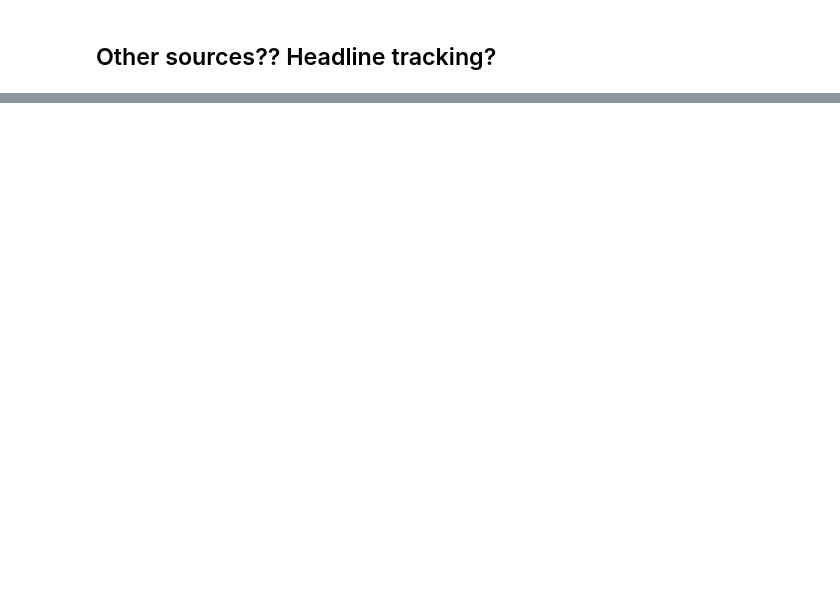
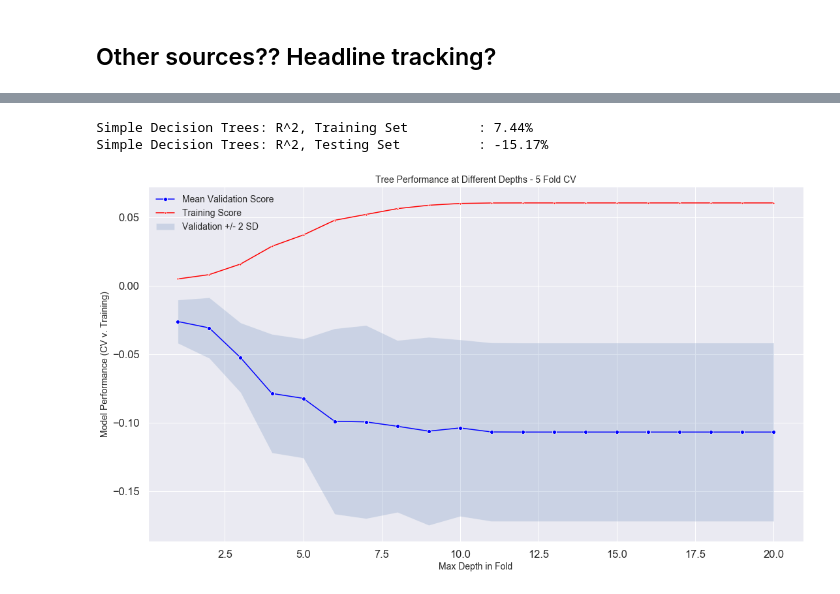
Before and after one commit to ddemarco96/FinalProject40, a Jupyter notebook: Trump_data_collection.ipynb, the cells around one changed output, grey strips where cells are left out. Saved outputs shown, nothing was run; the diff lists cells and outputs as text; code cells hidden in the pictures; blank space fills up the shorter version.

```diff
--- a/Trump_data_collection.ipynb
+++ b/Trump_data_collection.ipynb
@@ -89,0 +127,3 @@ vix_election_to_present
+# %%
+basic_model_df['VIX_Change'] = basic_model_df.VIX_Open.diff()
+basic_model_df
@@ -89,0 +144,63 @@ vix_election_to_present
+# %%
+from sklearn.tree import DecisionTreeRegressor
+# drop first day because of the NA difference
+basic_model_df = basic_model_df[1:]
+
+## basic model fitting
+bm_train, bm_test = train_test_split(basic_model_df, train_size=0.7, random_state=42)
+
+# Split Data into X,Y
+X_train, y_train = bm_train['num_tweets'].values.reshape(-1,1), bm_train['VIX_Change']
+X_test, y_test = bm_test['num_tweets'].values.reshape(-1,1), bm_test['VIX_Change']
+
+model_tree = DecisionTreeRegressor(max_depth=10, random_state=42)
+model_tree.fit(X_train, y_train)
+
+# Check inital accuracy of Tree model
+acc_trees_training = model_tree.score(X_train, y_train)
+acc_trees_testing  = model_tree.score(X_test, y_test)
+
+# These are changing with each fit, plus we want a more validated choice for depth, so do that
+print("Simple Decision Trees: R^2, Training Set \t : {:.2%}".format(acc_trees_training))
+print("Simple Decision Trees: R^2, Testing Set \t : {:.2%}".format(acc_trees_testing))
+# %% [output]
+Simple Decision Trees: R^2, Training Set         : 7.44%
+Simple Decision Trees: R^2, Testing Set          : -15.17%
+# %%
+from sklearn.tree import DecisionTreeRegressor
+from sklearn.model_selection import cross_val_score
+
+def calc_meanstd(X_train, y_train, depths):
+    cvmeans = {}
+    cvstds = {}
+    train_scores = {}
+
+    for depth in depths:
+        model = DecisionTreeRegressor(max_depth=depth)
+
+        # Cv >= 5 is a good rule of thumb, max out my computer if possible wiht n_jobs because I'm impatient
+        val_scores = cross_val_score(estimator=model, X=X_train, y=y_train, cv=5, n_jobs=-1)
+        train_scores[depth] = model.fit(X_train, y_train).score(X_train, y_train)
+        cvmeans[depth] = val_scores.mean()
+        cvstds[depth] = val_scores.std()
+
+    return cvmeans, cvstds, train_scores
+# %%
+cvmeans, cvstds, train_scores = calc_meanstd(X_train, y_train, depths=range(1, 21))
+# %%
+x = list(cvmeans.keys())
+y = list(cvmeans.values())
+
+#Plot
+fig, ax = plt.subplots(1,1, figsize=(18,10))
+stds = np.array([ std for std in cvstds.values() ])
+ax.set_ylabel("Model Performance (CV v. Training)", fontsize=14)
+ax.set_xlabel("Max Depth in Fold", fontsize=14)
+ax.set_title('Tree Performance at Different Depths - 5 Fold CV', fontsize=14)
+sns.lineplot(x, y, color='blue', marker='o', ax=ax, label = "Mean Validation Score")
+sns.lineplot(x, list(train_scores.values()), color='red', marker='.', label="Training Score")
+ax.fill_between(x, y + stds, y - stds, alpha=0.2, label="Validation +/- 2 SD")
+plt.legend(fontsize=14)
+plt.show()
+# %% [output]
+[figure, added]
```
Also changed, not shown: parts of 7 cells of this notebook.
